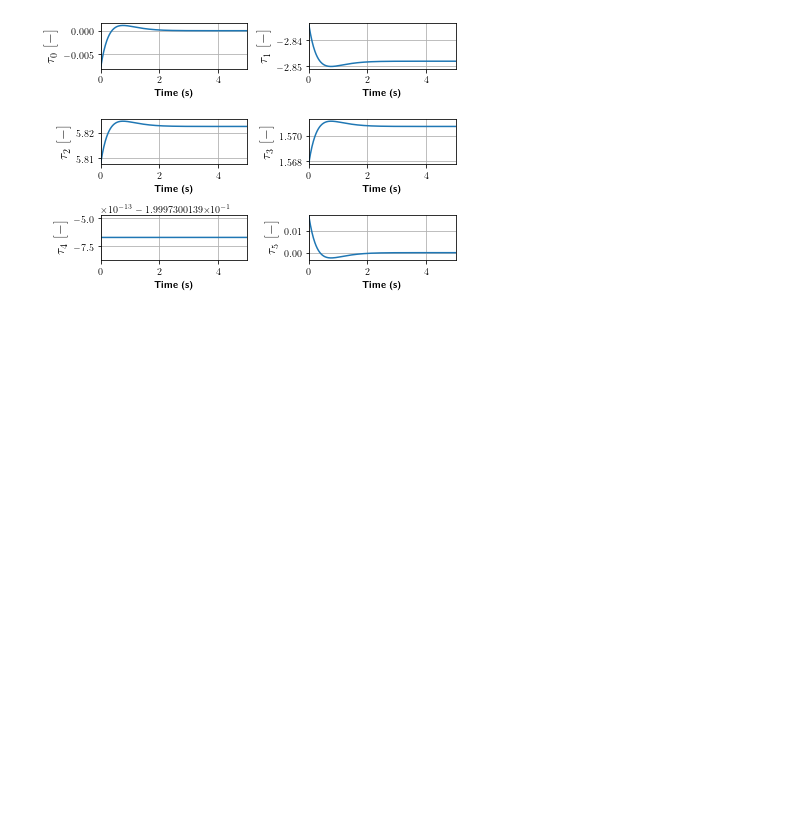
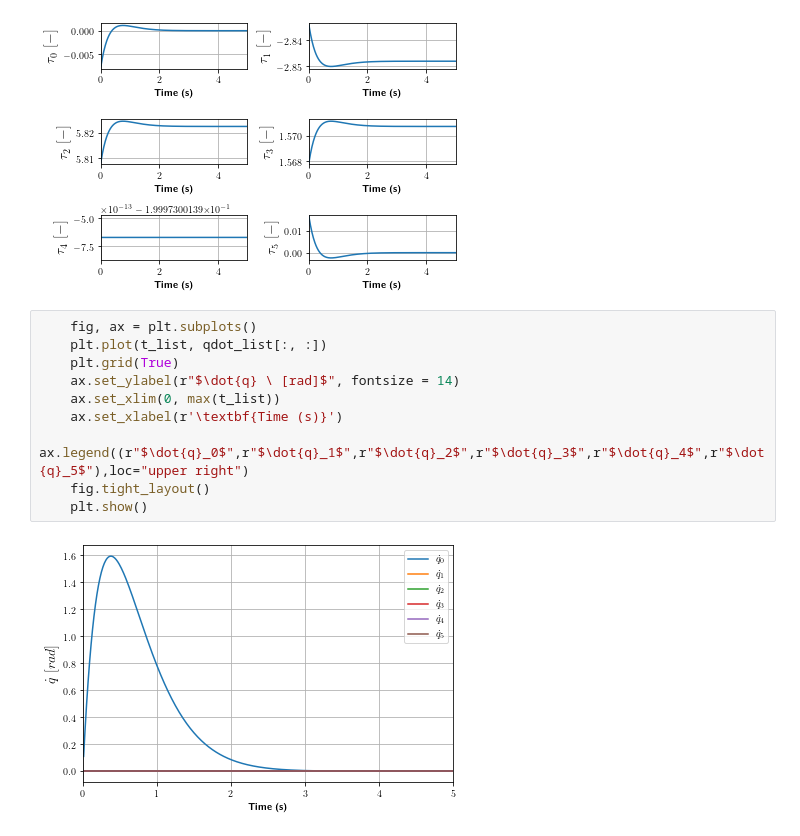
Before and after one commit to Betancourt20/Pinocchio_examples, a Jupyter notebook: JointSpaceControl.ipynb, the cells around one changed output. Cells and saved outputs as stored; diff of their text form; blank space fills up the shorter version.

```diff
--- a/JointSpaceControl.ipynb
+++ b/JointSpaceControl.ipynb
@@ -286,3 +289,15 @@ graphs_qs(t_list, q_list)
 graphs_taus(t_list, u_list)
 # %% [output]
 [figure]
+# %%
+    fig, ax = plt.subplots()
+    plt.plot(t_list, qdot_list[:, :])
+    plt.grid(True)
+    ax.set_ylabel(r"$\dot{q} \ [rad]$", fontsize = 14)
+    ax.set_xlim(0, max(t_list))
+    ax.set_xlabel(r'\textbf{Time (s)}')
+    ax.legend((r"$\dot{q}_0$",r"$\dot{q}_1$",r"$\dot{q}_2$",r"$\dot{q}_3$",r"$\dot{q}_4$",r"$\dot{q}_5$"),loc="upper right")
+    fig.tight_layout()
+    plt.show()
+# %% [output]
+[figure, added]
```
Also changed, not shown: parts of 4 cells of this notebook.
